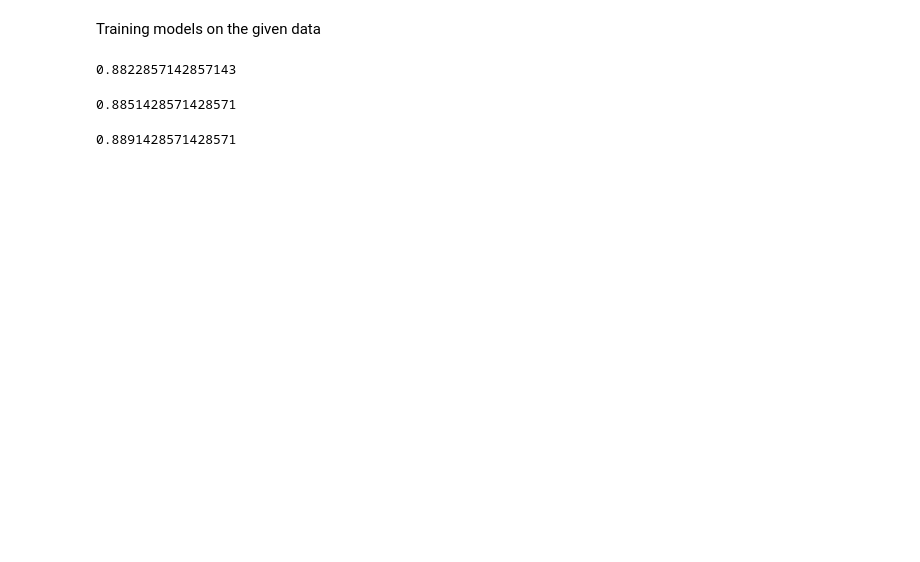
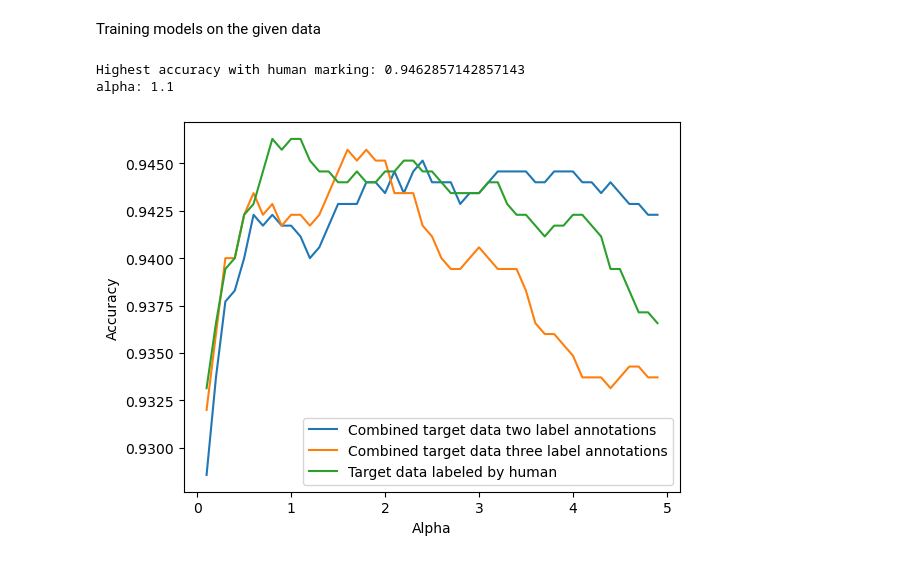
Before and after one commit to alfkar/DAT341, a Jupyter notebook: Assignment3/assignment3.ipynb, the cells around one changed output. Drawn from its saved outputs; the diff is of its cells as text; code cells hidden in the pictures; blank space fills up the shorter version.

```diff
--- a/Assignment3/assignment3.ipynb
+++ b/Assignment3/assignment3.ipynb
@@ -31,33 +32,44 @@ Training models on the given data
 # %%
 #Pipeline for vectoriz and classifier
 #Using a combined target data for training
-text_clf = Pipeline([
-            ('tfidfvect', TfidfVectorizer(stop_words='english')),
-            ('clf', BernoulliNB())
-            ])
-text_clf.fit(train_text, train_target_combined)
-text_clf.score(test_text, test_target)
+result = []
+result_combined = []
+result_final = []
+
+for i in range (1, 50):
+    alpha = i/10
+    text_clf = Pipeline([
+                ('tfidfvect', TfidfVectorizer(stop_words='english')),
+                ('clf', MultinomialNB(alpha = alpha))
+                ])
+    text_clf.fit(train_text, train_target_combined)
+    result.append((alpha,text_clf.score(test_text, test_target)))
+    text_clf.fit(train_text_final,train_target_final['combined'])
+    result_combined.append((alpha, text_clf.score(test_text, test_target)))
+    text_clf.fit(train_text_final,train_target_final['best'])
+    result_final.append((alpha, text_clf.score(test_text, test_target)))
-# %% [output]
-0.8822857142857143
-# %%
-"""
-text_clf_final = Pipeline([
-            ('tfidfvect', TfidfVectorizer(stop_words='english')),
-            ('clf', BernoulliNB())
-            ])
-"""
-
-text_clf.fit(train_text_final,train_target_final['combined'])
-text_clf.score(test_text, test_target)
-# %% [output]
-0.8851428571428571
-# %%
-text_clf_final = Pipeline([
-            ('tfidfvect', TfidfVectorizer(stop_words='english')),
-            ('clf', BernoulliNB())
-            ])
-
-text_clf.fit(train_text_final,train_target_final['best'])
-text_clf.score(test_text, test_target)
-# %% [output]
-0.8891428571428571
+# %%
+
+max_accuracy = 0
+best_alpha = 0
+for alpha, accuracy in result_final:
+    if(accuracy>=max_accuracy):
+        max_accuracy = accuracy
+        best_alpha = alpha
+
+print(f"Highest accuracy with human marking: {max_accuracy}")
+print(f"alpha: {best_alpha}")
+# %% [output]
+Highest accuracy with human marking: 0.9462857142857143
+alpha: 1.1
+# %%
+
+plt.plot(*zip(*result),label='Combined target data two label annotations')
+plt.plot(*zip(*result_combined), label='Combined target data three label annotations')
+plt.plot(*zip(*result_final),label='Target data labeled by human' )
+plt.xlabel("Alpha")
+plt.ylabel("Accuracy")
+plt.legend()
+plt.show()
+# %% [output]
+[figure, added]
```
Also changed, not shown: parts of 1 cell of this notebook.
